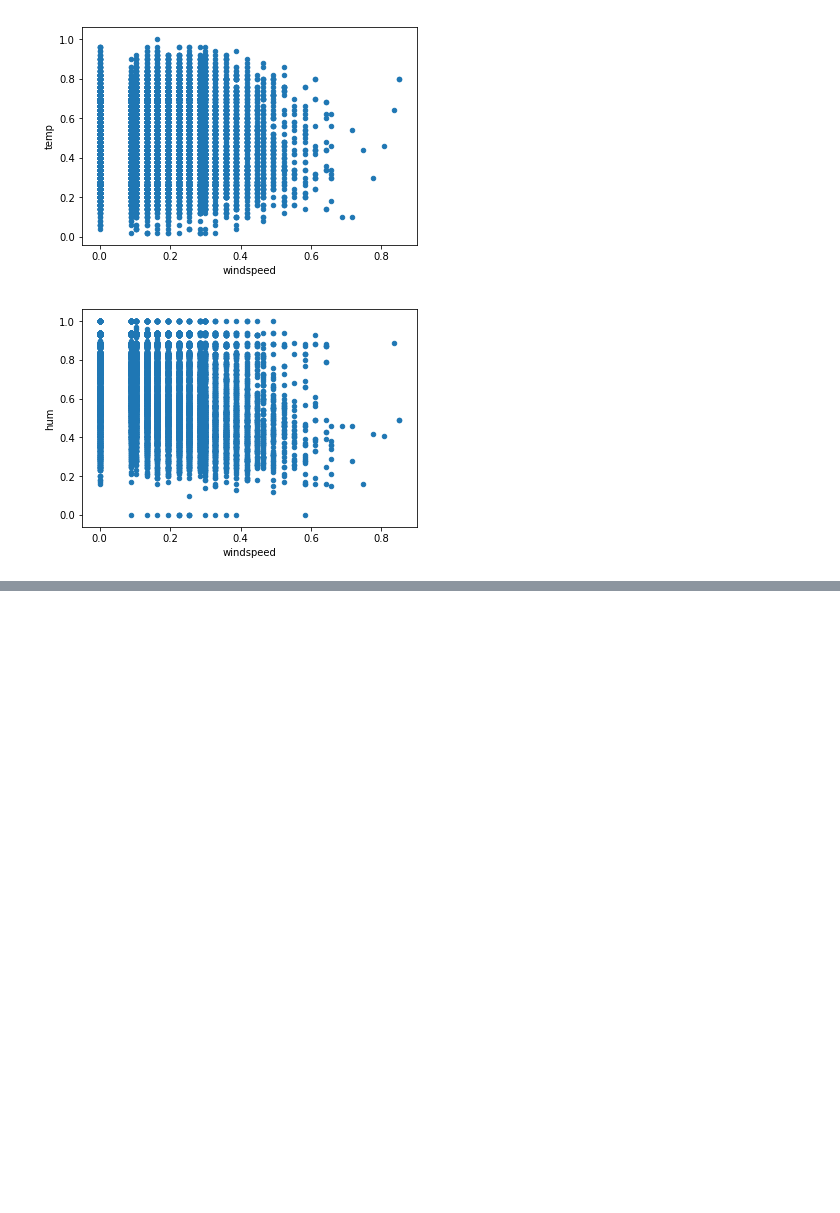
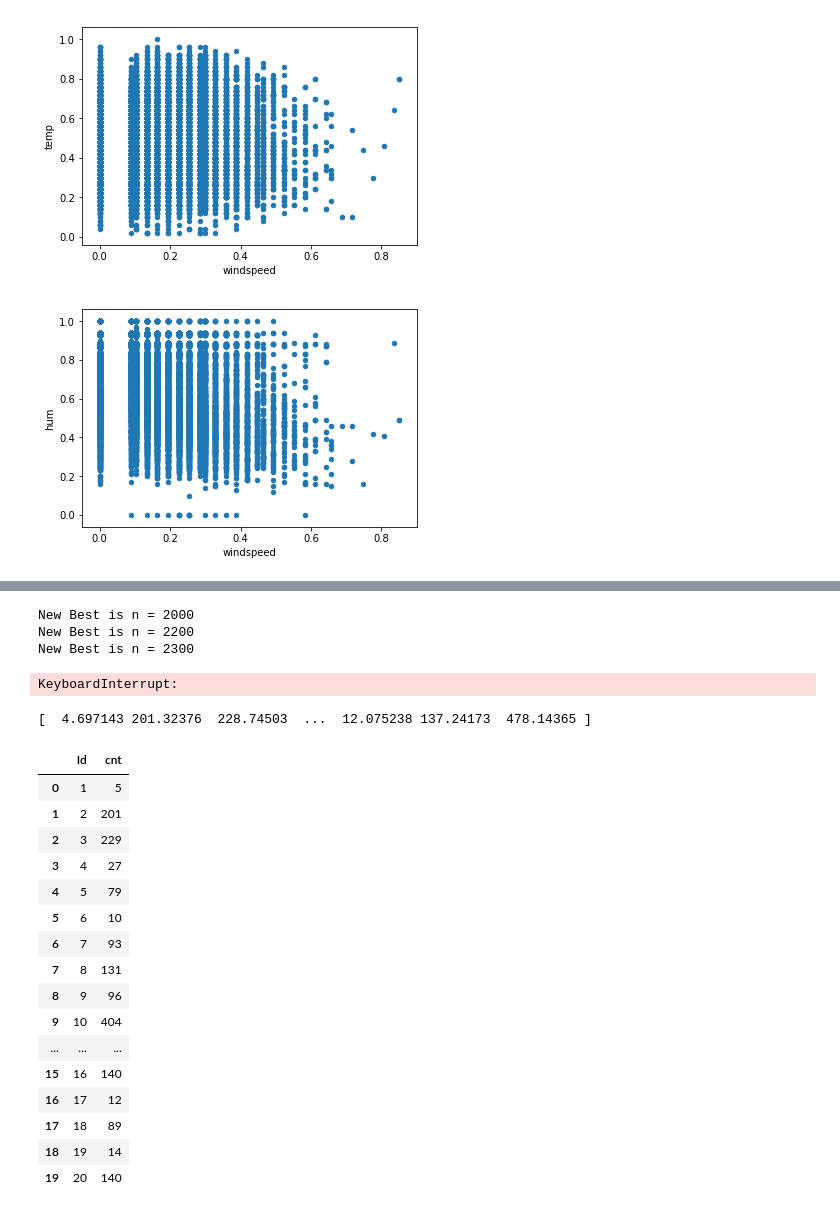
Before and after one commit to BenediktKa/Kaggle_Competition, a Jupyter notebook: Kaggle_Competition.ipynb, the cells around one changed output, grey strips where cells are left out. Drawn from its saved outputs; the diff is of its cells as text; code cells hidden in the pictures; blank space fills up the shorter version.

```diff
--- a/Kaggle_Competition.ipynb
+++ b/Kaggle_Competition.ipynb
@@ -223 +303,79 @@ solution_full.head()
+# %%
+estimators = np.arange(2000, 5000, 100)
+scores = []
+
+best_n = 0
+best_score = 0.863266393951517
+
+model = XGBRegressor(n_estimators = 1000, early_stopping_rounds=10, learning_rate = 0.2, seed = 42)
+
+for n in estimators:
+    model.set_params(n_estimators=n)
+    model.fit(x_train, y_train)
+    y_pred = model.predict(x_test)
+    score = model.score(x_test, y_test)
+    scores.append(score)
+
+    if score > best_score:
+        print('New Best is n =', n)
+        best_n = n
+        best_score = score
+
+plt.title("Effect of n_estimators")
+plt.xlabel("n_estimator")
+plt.ylabel("Score")
+plt.plot(estimators, scores)
+
+print("Best n is:", best_n)
+print("Best n is:", best_score)
+# %% [output]
+New Best is n = 2000
+New Best is n = 2200
+New Best is n = 2300
+KeyboardInterrupt:
+# %%
+full_set = train.copy()
+
+x_full = full_set.drop('cnt', axis = 1)
+y_full = full_set.cnt
+
+xg_model = XGBRegressor(n_estimators = 1000, early_stopping_rounds=10, learning_rate = 0.2)
+xg_model.fit(x_full, y_full)
+
+y_solution_predict = xg_model.predict(test)
+
+y_solution_predict_pd = pd.DataFrame(y_solution_predict)
+
+print(y_solution_predict, '\n')
+
+solution['cnt'] = np.round(y_solution_predict_pd.clip(lower = 0))
+
+solution['cnt'] = solution['cnt'].astype('int')
+
+solution_full = test.copy();
+
+solution_full['cnt'] = solution['cnt']
+
+solution_full['cnt'] = solution_full['cnt'].astype('int')
+
+solution.head(20)
+# %% [output]
+[  4.697143 201.32376  228.74503  ...  12.075238 137.24173  478.14365 ]
+|  | Id | cnt |
+| 0 | 1 | 5 |
+| 1 | 2 | 201 |
+| 2 | 3 | 229 |
+| 3 | 4 | 27 |
+| 4 | 5 | 79 |
+| 5 | 6 | 10 |
+| 6 | 7 | 93 |
+| 7 | 8 | 131 |
+| 8 | 9 | 96 |
+| 9 | 10 | 404 |
+| ... | ... | ... |
+| 15 | 16 | 140 |
+| 16 | 17 | 12 |
+| 17 | 18 | 89 |
+| 18 | 19 | 14 |
+| 19 | 20 | 140 |
 # %%
```
Also changed, not shown: parts of 10 cells of this notebook, 1 other file.
